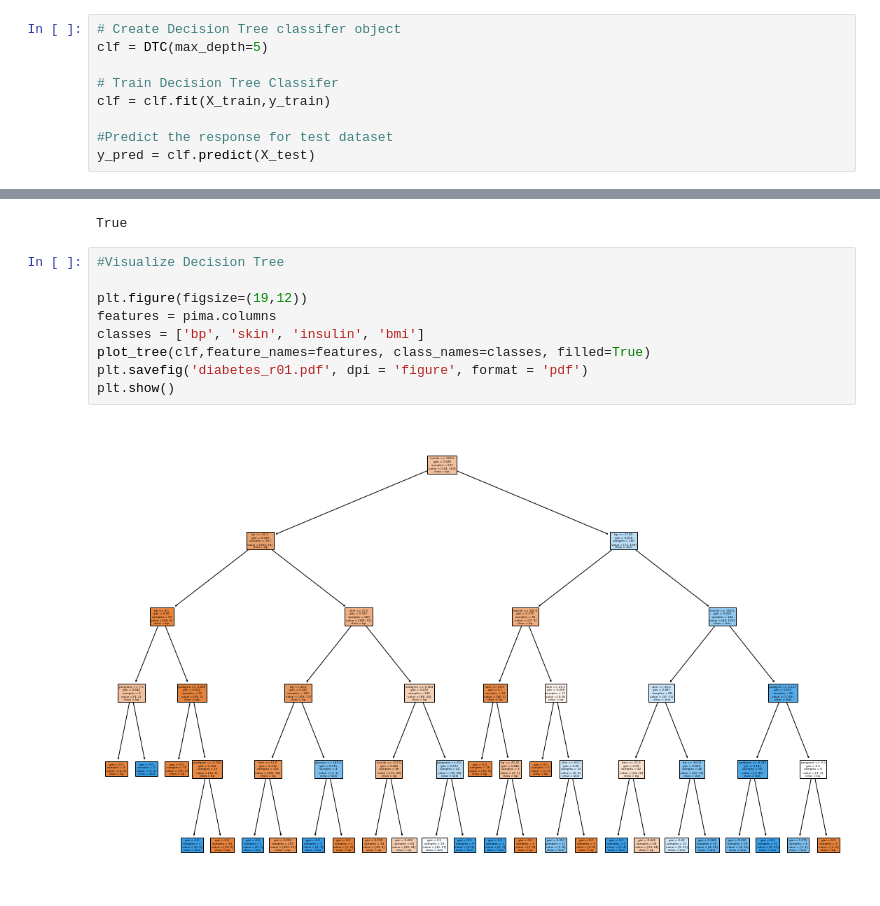
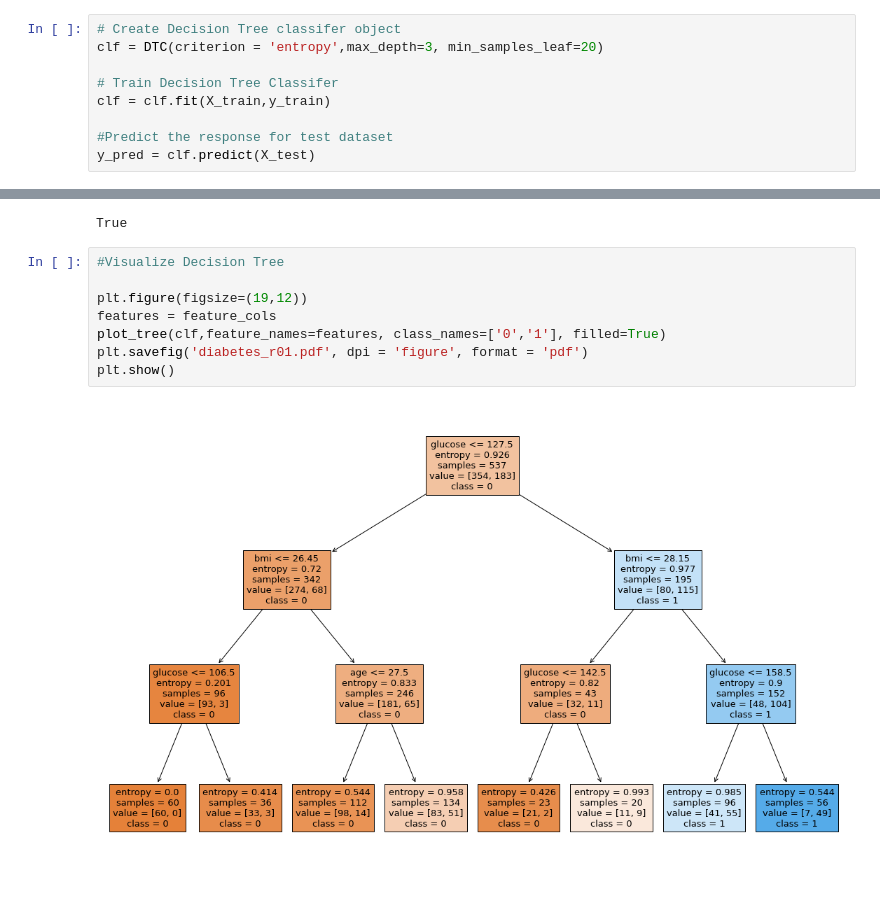
Before and after one commit to plinioneto/machinelearning, a Jupyter notebook: aula_06.ipynb, the cells around one changed output, grey strips where cells are left out. Saved outputs shown, nothing was run; the diff lists cells and outputs as text.

```diff
--- a/aula_06.ipynb
+++ b/aula_06.ipynb
@@ -36,7 +36,7 @@ y = pima.label # Target variable
 X_train, X_test, y_train, y_test = TTS(X, y, test_size=0.3, random_state=1) # 70% training and 30% test
 # %%
 # Create Decision Tree classifer object
-clf = DTC(max_depth=5)
+clf = DTC(criterion = 'entropy',max_depth=3, min_samples_leaf=20)
 
 # Train Decision Tree Classifer
 clf = clf.fit(X_train,y_train)
@@ -67,11 +67,10 @@ True
 # %%
 #Visualize Decision Tree
 
 plt.figure(figsize=(19,12))
-features = pima.columns
-classes = ['bp', 'skin', 'insulin', 'bmi']
-plot_tree(clf,feature_names=features, class_names=classes, filled=True)
+features = feature_cols
+plot_tree(clf,feature_names=features, class_names=['0','1'], filled=True)
 plt.savefig('diabetes_r01.pdf', dpi = 'figure', format = 'pdf')
 plt.show()
 # %% [output]
-[figure, old version]
+[figure, new version]
```
Also changed, not shown: parts of 1 cell of this notebook.
